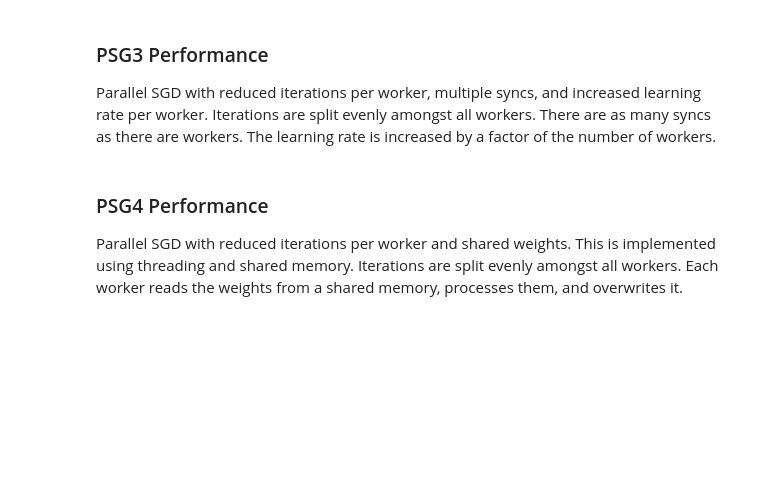
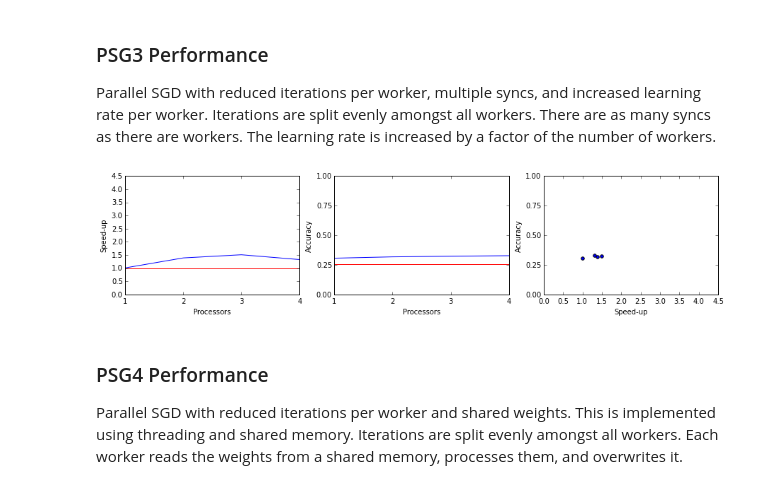
Before and after one commit to angadgill/Parallel-SGD, a Jupyter notebook: Benchmark.ipynb, the cells around one changed output. Saved outputs shown, nothing was run; the diff lists cells and outputs as text; code cells hidden in the pictures; blank space fills up the shorter version.

```diff
--- a/Benchmark.ipynb
+++ b/Benchmark.ipynb
@@ -140,9 +108,8 @@ Parallel SGD with reduced iterations per worker, multiple syncs, and increased l
 # %%
 speedup_acc_3 = []
 
-for n_jobs in range(1, 5):
+for n_jobs in range(1, num_procs+1):
     n_iter_per_job = n_iter/n_jobs
-    t_iter = 10
     start_time = time.time()
     for _ in range(t_iter):
         sgd = utils.psgd_3(SGDRegressor(), n_iter_per_job, n_jobs, 10, X_train, y_train)
@@ -172,3 +120,7 @@ plt.ylabel("Accuracy")
+# %%
+utils.plot_speedup_acc(speedup_acc_3, score1)
+# %% [output]
+[figure, added]
 # %% [markdown]
 ### PSG4 Performance
 Parallel SGD with reduced iterations per worker and shared weights. This is implemented using threading and shared memory. Iterations are split evenly amongst all workers. Each worker reads the weights from a shared memory, processes them, and overwrites it.
```
Also changed, not shown: parts of 18 cells of this notebook, 1 other file.
